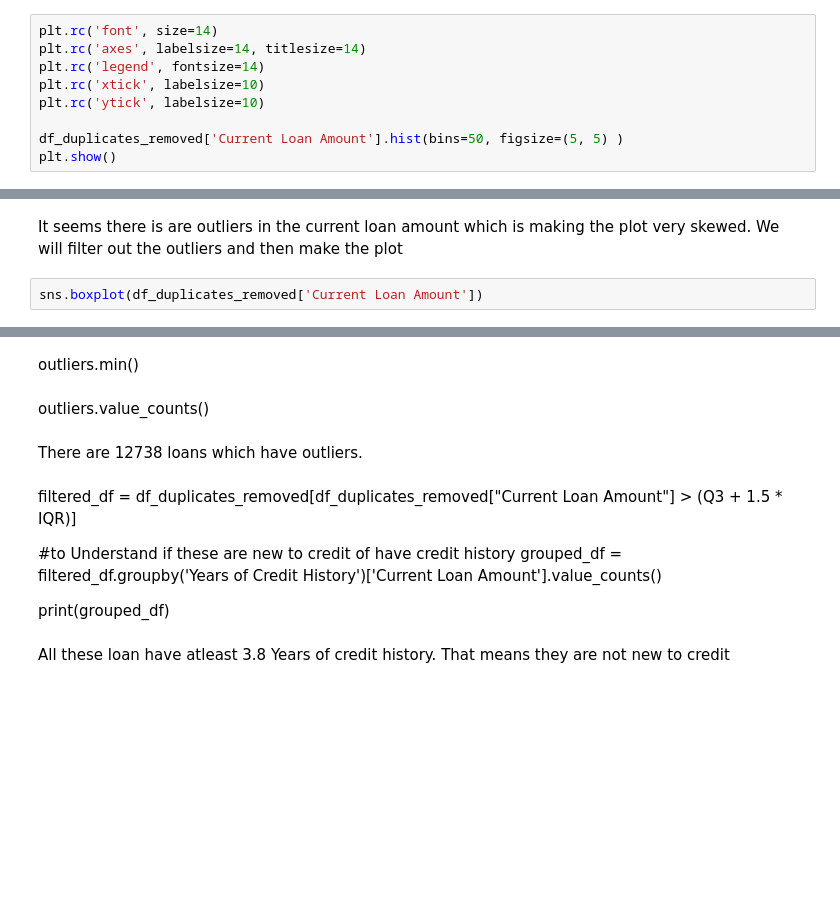
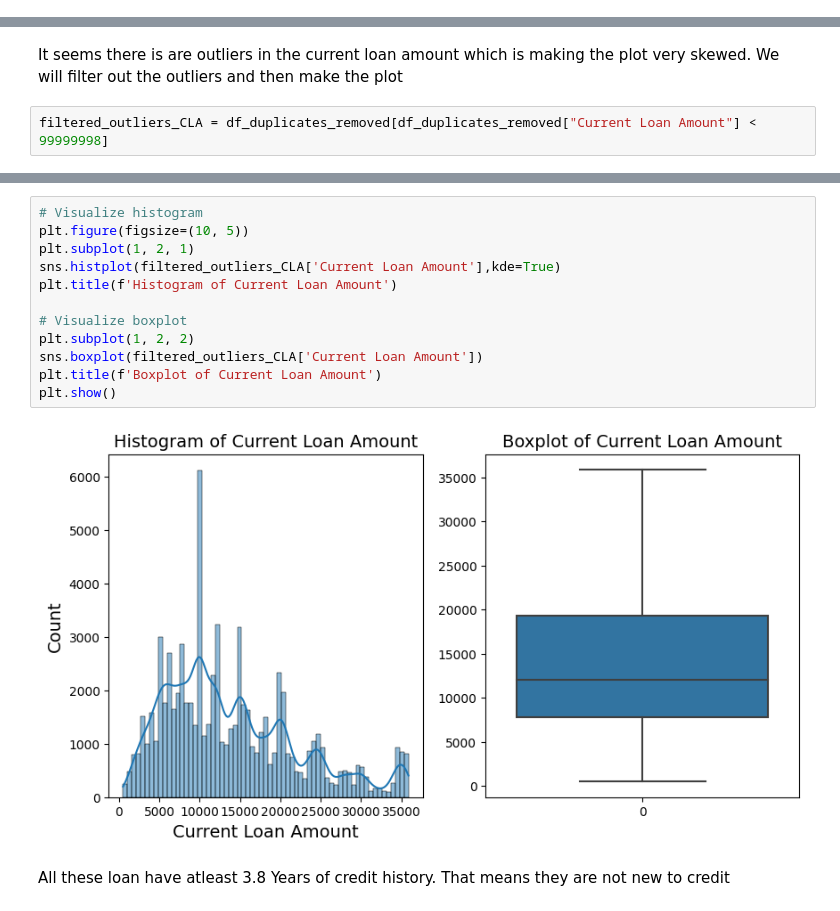
Before and after one commit to RohitDas92/Loan-Approval-Prediction-Project, a Jupyter notebook: loan_approval_prediction_V2.ipynb, the cells around one changed output, grey strips where cells are left out. Cells and saved outputs as stored; diff of their text form; blank space fills up the shorter version.

```diff
--- a/loan_approval_prediction_V2.ipynb
+++ b/loan_approval_prediction_V2.ipynb
@@ -626,9 +413,0 @@ Null % of Current Loan Amount is 0.0
-# %%
-plt.rc('font', size=14)
-plt.rc('axes', labelsize=14, titlesize=14)
-plt.rc('legend', fontsize=14)
-plt.rc('xtick', labelsize=10)
-plt.rc('ytick', labelsize=10)
-
-df_duplicates_removed['Current Loan Amount'].hist(bins=50, figsize=(5, 5) )
-plt.show()
@@ -637,4 +430,4 @@ plt.show()
 # %% [markdown]
 It seems there is are outliers in the current loan amount which is making the plot very skewed. We will filter out the outliers and then make the plot
 # %%
-sns.boxplot(df_duplicates_removed['Current Loan Amount'])
+filtered_outliers_CLA = df_duplicates_removed[df_duplicates_removed["Current Loan Amount"] < 99999998]
@@ -678,16 +434,17 @@ Name: Current Loan Amount, dtype: float64
-# %% [markdown]
-outliers.min()
-# %% [markdown]
-outliers.value_counts()
-# %% [markdown]
-There are 12738 loans which have outliers.
-# %% [markdown]
-filtered_df = df_duplicates_removed[df_duplicates_removed["Current Loan Amount"] > (Q3 + 1.5 * IQR)]
-
-#to Understand if these are new to credit of have credit history
-grouped_df = filtered_df.groupby('Years of Credit History')['Current Loan Amount'].value_counts()
-
-print(grouped_df)
+# %%
+# Visualize histogram
+plt.figure(figsize=(10, 5))
+plt.subplot(1, 2, 1)
+sns.histplot(filtered_outliers_CLA['Current Loan Amount'],kde=True)
+plt.title(f'Histogram of Current Loan Amount')
+
+# Visualize boxplot
+plt.subplot(1, 2, 2)
+sns.boxplot(filtered_outliers_CLA['Current Loan Amount'])
+plt.title(f'Boxplot of Current Loan Amount')
+plt.show()
+# %% [output]
+[figure, added]
 # %% [markdown]
 All these loan have atleast 3.8 Years of credit history. That means they are not new to credit
 # %% [markdown]
```
Also changed, not shown: parts of 11 cells of this notebook.
